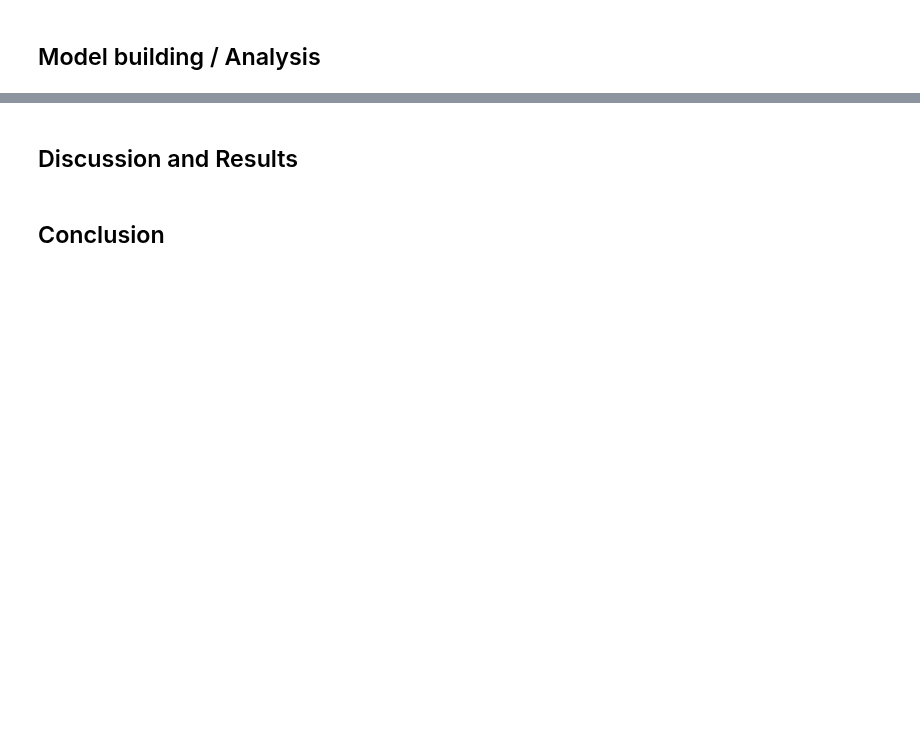
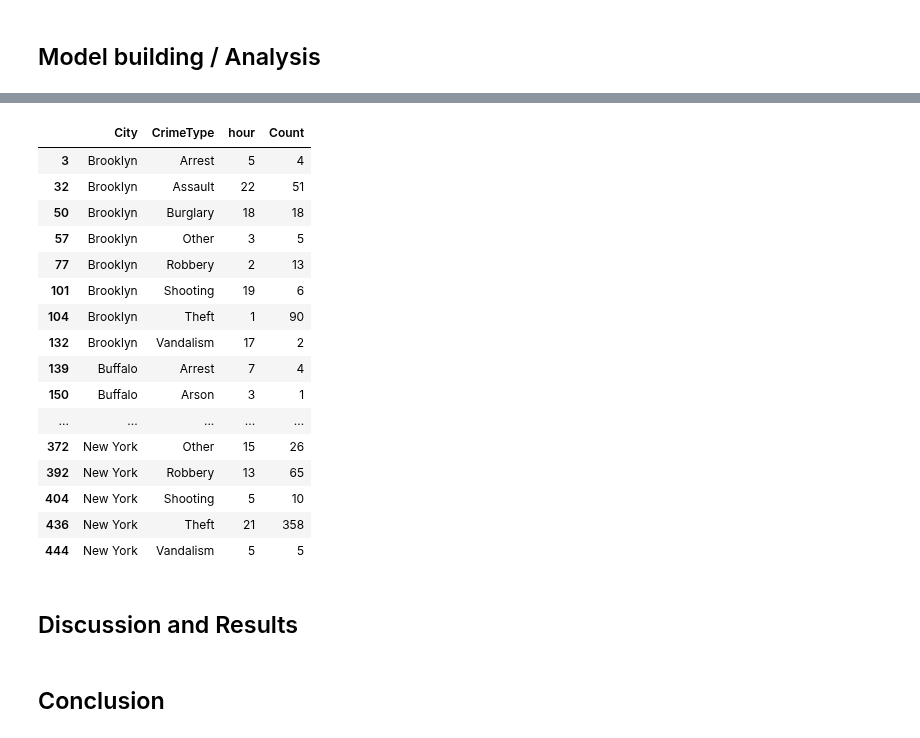
Before and after one commit to Ashliz1/NYC-Crime-Data---Group-10-, a Jupyter notebook: term_project_starter.ipynb, the cells around one changed output, grey strips where cells are left out. Cells and saved outputs as stored; diff of their text form; code cells hidden in the pictures; blank space fills up the shorter version.

```diff
--- a/term_project_starter.ipynb
+++ b/term_project_starter.ipynb
@@ -88,2 +94,34 @@ We will apply simple decriptive analysis and visualization to address our resear
+# %%
+def analyze_crime_by_city(df):
+  # find the top 3 cities with the highest crime counts
+  top_cities = df["City"].value_counts().head(3)
+
+  # filter df to only include rows from those top 5 cities to minimize inefficiency
+  df_top = df[df["City"].isin(top_cities.index)]
+
+  # 1. group by city + crime type
+  # 2. count number of incidents
+  # 3. sort counts in descending order to have top city to be on the first
+  # 4. reset index to normal columns
+  # 5. a) group again by city and keep top 5 rows per city
+  # 5. b) group again by city and crime type and keep the top (most frquent) hour
+  top_types_per_city = (
+      df_top.groupby(["City","CrimeType"])
+      .size()
+      .reset_index(name="Count")
+      .sort_values(["City","Count"], ascending=[True,False])
+      .groupby("City")
+      .head(3)
+  )
+  peak_hours = (
+      df_top.groupby(["City","CrimeType","hour"])
+      .size()
+      .reset_index(name="Count")
+      .sort_values(["City","CrimeType","Count"], ascending=[True,True,False])
+      .groupby(["City","CrimeType"])
+      .head(1)
+  )
+
+  return top_cities, top_types_per_city, peak_hours
 # %% [markdown]
 ## Model building / Analysis
@@ -142,0 +128,2 @@ dtype: int64
+# %%
+top_cities, top_types, peak_hours = analyze_crime_by_city(df)
@@ -143,3 +152,23 @@ dtype: int64
+# %%
+peak_hours
+# %% [output]
+|  | City | CrimeType | hour | Count |
+| 3 | Brooklyn | Arrest | 5 | 4 |
+| 32 | Brooklyn | Assault | 22 | 51 |
+| 50 | Brooklyn | Burglary | 18 | 18 |
+| 57 | Brooklyn | Other | 3 | 5 |
+| 77 | Brooklyn | Robbery | 2 | 13 |
+| 101 | Brooklyn | Shooting | 19 | 6 |
+| 104 | Brooklyn | Theft | 1 | 90 |
+| 132 | Brooklyn | Vandalism | 17 | 2 |
+| 139 | Buffalo | Arrest | 7 | 4 |
+| 150 | Buffalo | Arson | 3 | 1 |
+| ... | ... | ... | ... | ... |
+| 372 | New York | Other | 15 | 26 |
+| 392 | New York | Robbery | 13 | 65 |
+| 404 | New York | Shooting | 5 | 10 |
+| 436 | New York | Theft | 21 | 358 |
+| 444 | New York | Vandalism | 5 | 5 |
 # %% [markdown]
 ## Discussion and Results
 # %% [markdown]
```
Also changed, not shown: parts of 11 cells of this notebook.
